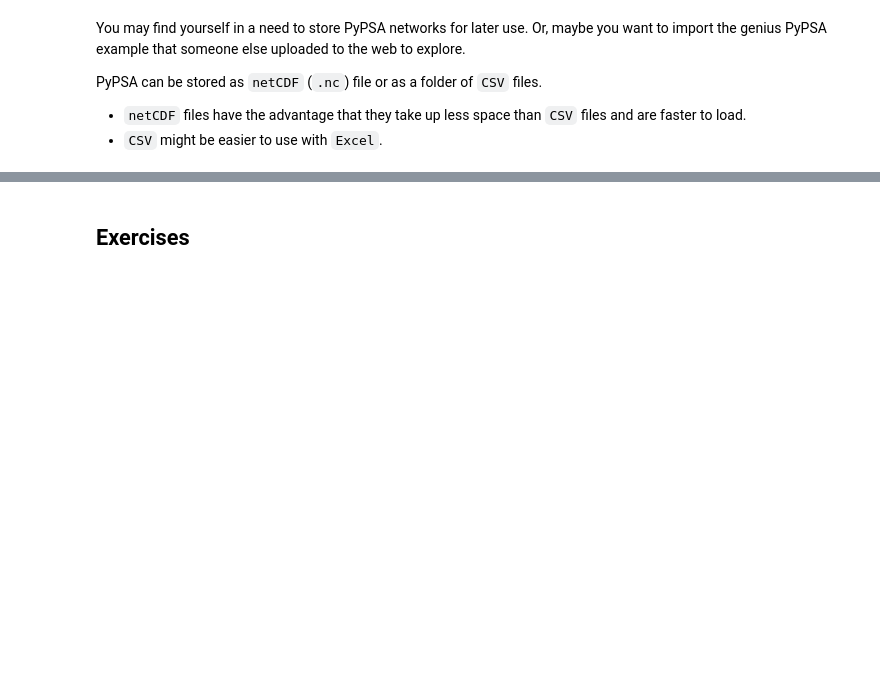
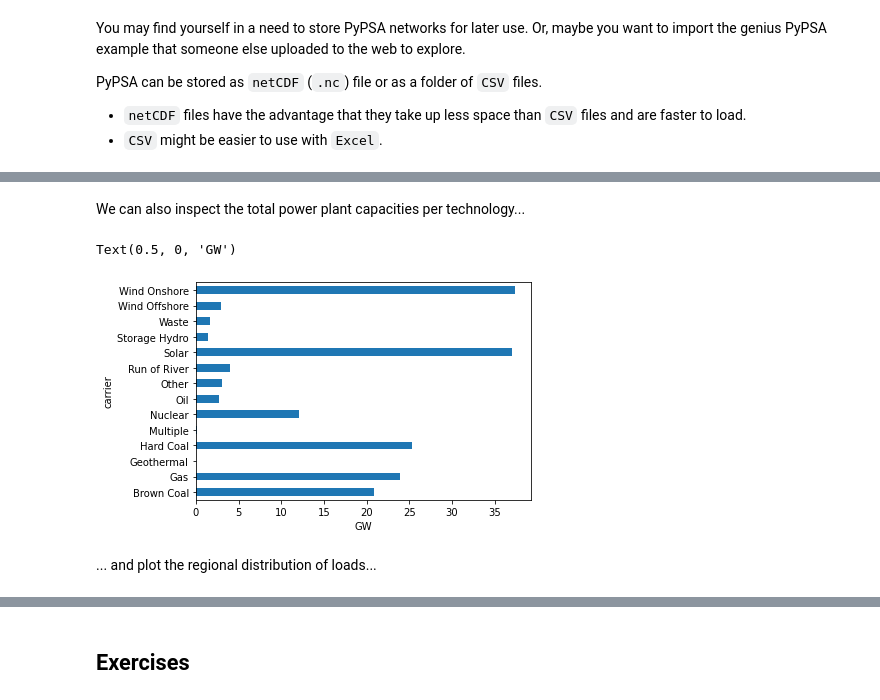
Before and after one commit to fneum/data-science-for-esm, a Jupyter notebook: _sources/09-workshop-pypsa.ipynb, the cells around one changed output, grey strips where cells are left out. Drawn from its saved outputs; the diff is of its cells as text; code cells hidden in the pictures; blank space fills up the shorter version.

```diff
--- a/_sources/09-workshop-pypsa.ipynb
+++ b/_sources/09-workshop-pypsa.ipynb
@@ -556,0 +651,10 @@ INFO:pypsa.io:Imported network tmp.nc has buses, carriers, generators, lines, lo
+# %% [markdown]
+We can also inspect the total power plant capacities per technology...
+# %%
+n.generators.groupby("carrier").p_nom.sum().div(1e3).plot.barh()
+plt.xlabel('GW')
+# %% [output]
+Text(0.5, 0, 'GW')
+[figure, added]
+# %% [markdown]
+... and plot the regional distribution of loads...
```
Also changed, not shown: parts of 55 cells of this notebook, 16 other files.
